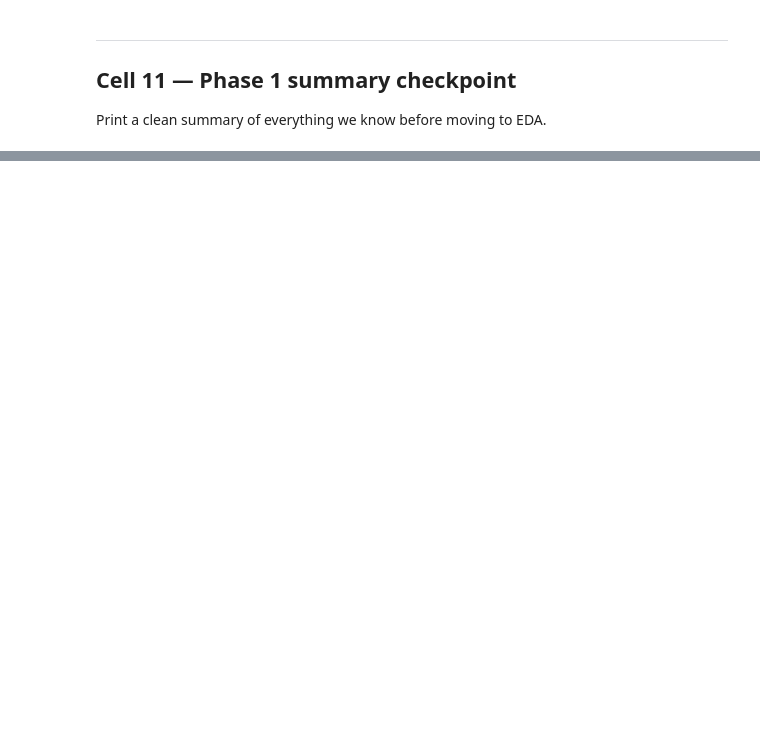
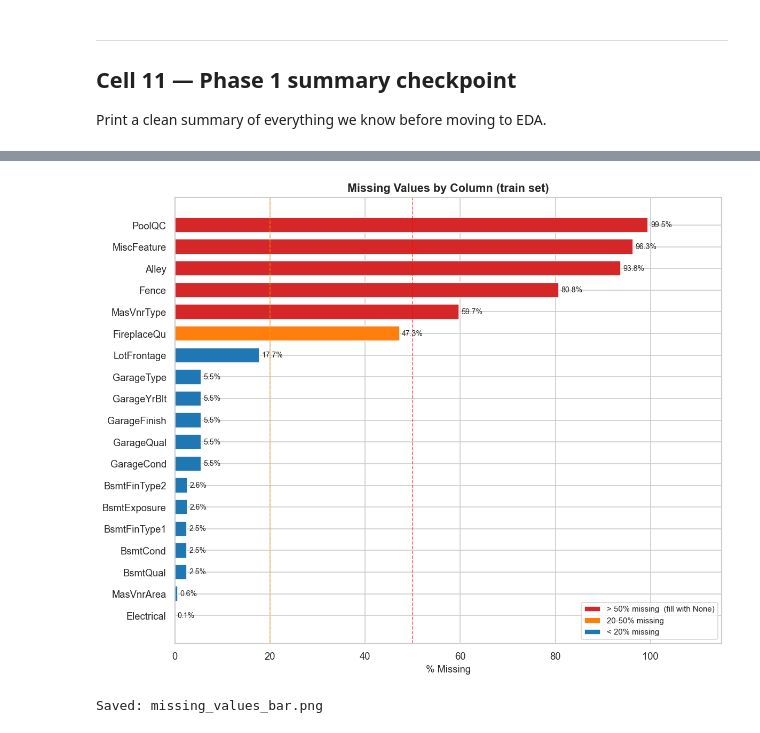
Before and after one commit to mayaankhan09/kaggle-housing-prices, a Jupyter notebook: notebooks/housing_pipeline.ipynb, the cells around one changed output, grey strips where cells are left out. Saved outputs shown, nothing was run; the diff lists cells and outputs as text; code cells hidden in the pictures; blank space fills up the shorter version.

```diff
--- a/notebooks/housing_pipeline.ipynb
+++ b/notebooks/housing_pipeline.ipynb
@@ -243,0 +517,19 @@ print('=' * 55)
+# %%
+def missing_summary(df, label='train'):
+    total   = df.isnull().sum()
+    percent = (df.isnull().sum() / len(df) * 100).round(2)
+    dtype   = df.dtypes
+    summary = pd.DataFrame({'missing_count': total,
+                            'missing_%':     percent,
+                            'dtype':         dtype})
+    summary = summary[summary['missing_count'] > 0].sort_values('missing_%', ascending=False)
+    print(f"\n{'='*55}")
+    print(f"  Missing value summary — {label} ({len(df)} rows)")
+    print(f"{'='*55}")
+    print(f"  Columns with any NaN : {len(summary)} / {df.shape[1]}")
+    print(f"{'='*55}")
+    print(summary.to_string())
+    return summary
+
+train_missing = missing_summary(train, 'train')
+test_missing  = missing_summary(test,  'test')
@@ -243,0 +559,39 @@ print('=' * 55)
+# %%
+from matplotlib.patches import Patch
+
+miss = train_missing.copy()
+
+def bar_color(pct):
+    if pct >= 50:   return '#d62728'
+    elif pct >= 20: return '#ff7f0e'
+    else:           return '#1f77b4'
+
+colors = [bar_color(p) for p in miss['missing_%']]
+
+fig, ax = plt.subplots(figsize=(10, 8))
+bars = ax.barh(miss.index, miss['missing_%'], color=colors, edgecolor='white', height=0.7)
+
+for bar, pct in zip(bars, miss['missing_%']):
+    ax.text(bar.get_width() + 0.5, bar.get_y() + bar.get_height() / 2,
+            f'{pct:.1f}%', va='center', ha='left', fontsize=8.5)
+
+ax.axvline(50, color='red',    linestyle='--', linewidth=1, alpha=0.6)
+ax.axvline(20, color='orange', linestyle='--', linewidth=1, alpha=0.6)
+ax.set_xlabel('% Missing', fontsize=11)
+ax.set_title('Missing Values by Column (train set)', fontsize=13, fontweight='bold')
+ax.set_xlim(0, 115)
+ax.invert_yaxis()
+
+legend_elements = [
+    Patch(facecolor='#d62728', label='> 50% missing  (fill with None)'),
+    Patch(facecolor='#ff7f0e', label='20-50% missing'),
+    Patch(facecolor='#1f77b4', label='< 20% missing')
+]
+ax.legend(handles=legend_elements, fontsize=9, loc='lower right')
+plt.tight_layout()
+plt.savefig('missing_values_bar.png', bbox_inches='tight', dpi=150)
+plt.show()
+print('Saved: missing_values_bar.png')
+# %% [output]
+[figure, added]
+Saved: missing_values_bar.png
```
Also changed, not shown: parts of 37 cells of this notebook, 9 other files.
